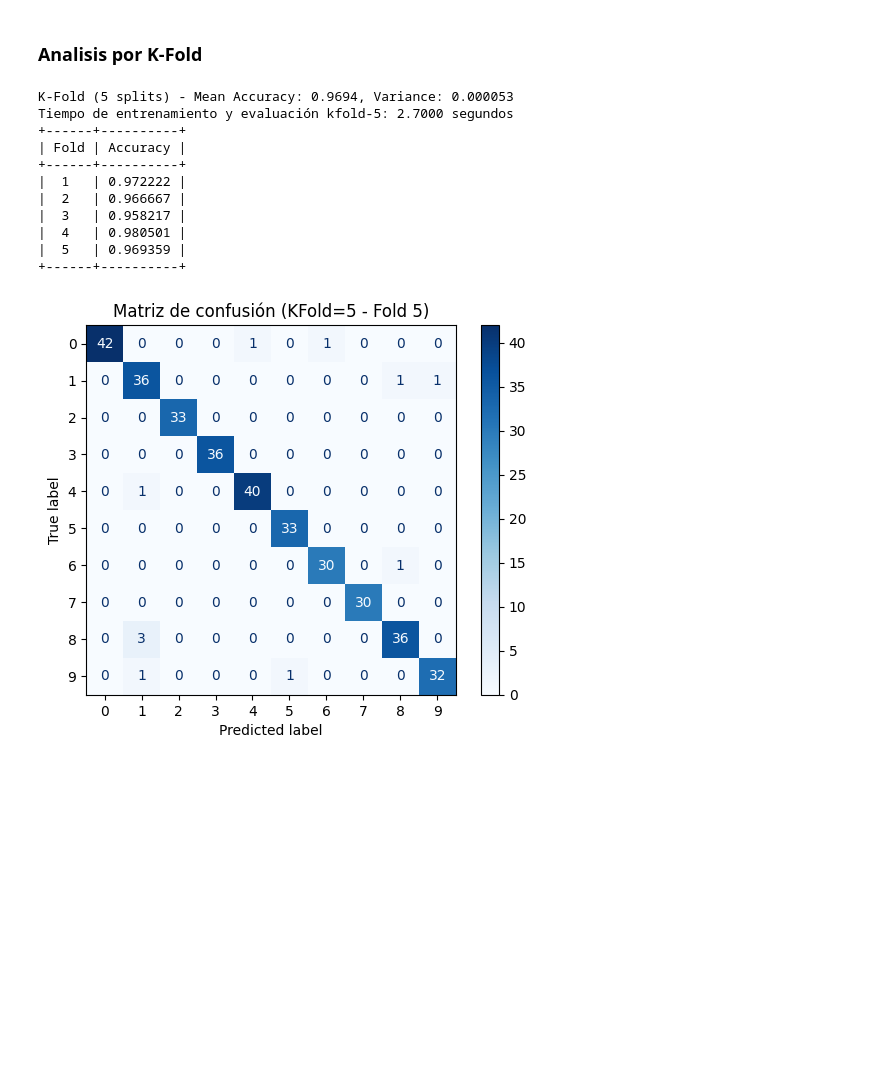
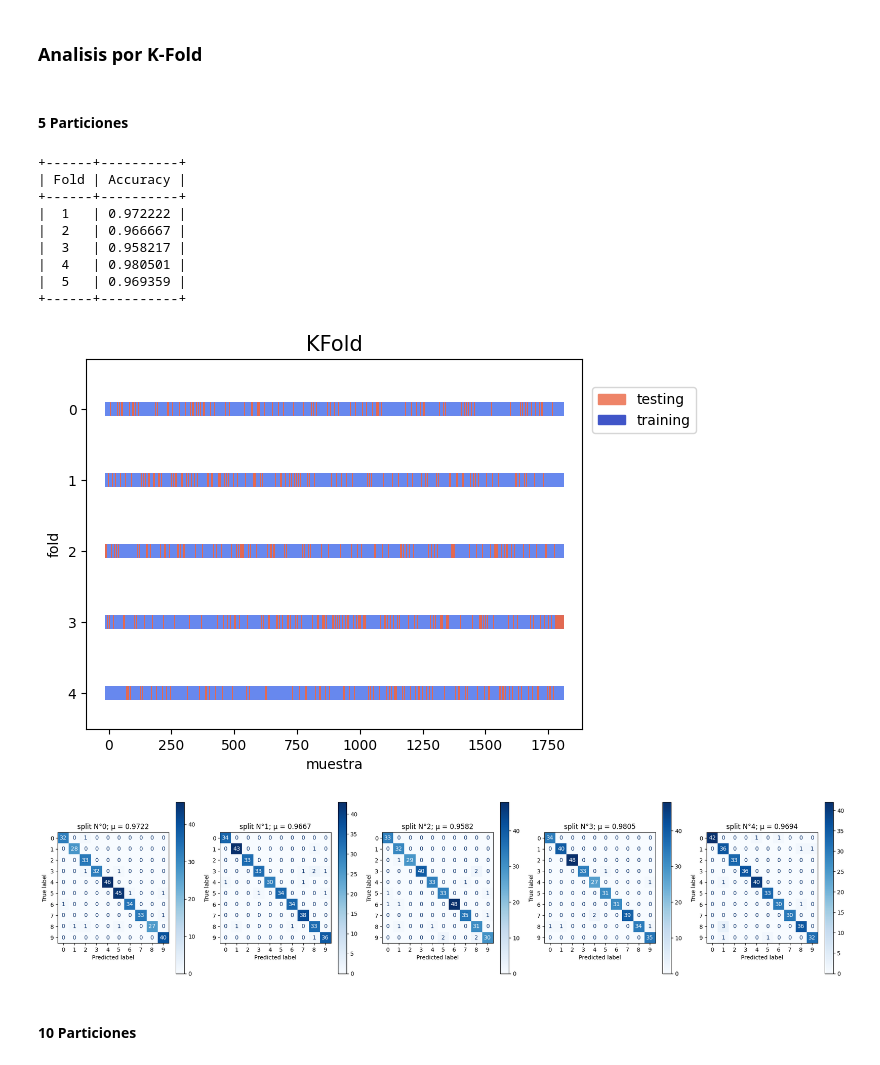
Before and after one commit to Lucasa98/Inteligencia-Computacional-2025, a Jupyter notebook: Práctica/Guia3/Ej1.ipynb, the cells around one changed output. Drawn from its saved outputs; the diff is of its cells as text; code cells hidden in the pictures; blank space fills up the shorter version.

```diff
--- a/Práctica/Guia3/Ej1.ipynb
+++ b/Práctica/Guia3/Ej1.ipynb
@@ -71,61 +121,45 @@ Tiempo de entrenamiento y evaluación: 0.6362 segundos
+# %% [markdown]
+#### 5 Particiones
 # %%
-# funcion para calcular promedio y varianza para k folds
-def evaluar_kfold(x, y, k):
-    kf = KFold(n_splits=k, shuffle=True, random_state=42)
-    accuracies = []
-    cms = []
-
-    # calcular acc para cada fold
-    for fold_idx, (trn_idx, tst_idx) in enumerate(kf.split(x)):
-        x_trn, x_tst = x[trn_idx], x[tst_idx]
-        y_trn, y_tst = y[trn_idx], y[tst_idx]
-
-        mlp.fit(x_trn, y_trn)
-        y_pred = mlp.predict(x_tst)
-        acc = accuracy_score(y_tst, y_pred)
-        accuracies.append(acc)
-
-        cm = confusion_matrix(y_tst, y_pred)
-        cms.append((fold_idx, cm, y_tst, y_pred))
-
-    # promedio y varianza de accuracies
-    mean_acc = np.mean(accuracies)
-    var_acc = np.var(accuracies)
-    return accuracies, mean_acc, var_acc, cms
-
-# ========================
-# 2) K-Fold 5 splits
-# ========================
 start_time = time.time()
-accs_5, mean_acc_5, var_acc_5, cms_5 = evaluar_kfold(x, y, 5)
+acc_5, mean_acc_5, var_acc_5, pred_5, kf_5 = evaluar_kfold(x, y, 5)
 end_time = time.time()
 
-print(f'K-Fold (5 splits) - Mean Accuracy: {mean_acc_5:.4f}, Variance: {var_acc_5:.6f}')
-print(f'Tiempo de entrenamiento y evaluación kfold-5: {end_time - start_time:.4f} segundos')
+tiempo_5 = end_time - start_time
 
 # Tabla de precisión por fold
 table_5 = PrettyTable()
 table_5.field_names = ["Fold", "Accuracy"]
-for idx, acc in enumerate(accs_5, start=1):
+for idx, acc in enumerate(acc_5, start=1):
     table_5.add_row([idx, f"{acc:.6f}"])
 print(table_5)
 
-#matriz de confusión del último fold
-fold_idx, cm, y_tst, y_pred = cms_5[-1]
-disp = ConfusionMatrixDisplay(confusion_matrix=cm, display_labels=digits.target_names)
-disp.plot(cmap="Blues", values_format="d")
-plt.title(f"Matriz de confusión (KFold=5 - Fold {fold_idx+1})")
-plt.show()
+fig, ax = plt.subplots()
+plot_cv_indices(kf_5, x, y, ax, 5)
+ax.legend(
+    [Patch(color=plt.cm.coolwarm(0.8)), Patch(color=plt.cm.coolwarm(0.02))],
+    ["testing", "training"],
+    loc=(1.02, 0.8)
+)
+
+fig, ax = plt.subplots(1,5)
+fig.set_figwidth(20)
+fig.tight_layout()
+for i in range(len(ax)):
+    _, y_tst, y_pred = pred_5[i]
+    ax[i].set_title(f"split N°{i}; μ = {acc_5[i]:.4f}")
+    ConfusionMatrixDisplay.from_predictions(y_tst, y_pred, ax=ax[i], cmap="Blues", values_format="d")
 # %% [output]
-K-Fold (5 splits) - Mean Accuracy: 0.9694, Variance: 0.000053
-Tiempo de entrenamiento y evaluación kfold-5: 2.7000 segundos
 +------+----------+
 | Fold | Accuracy |
 +------+----------+
 |  1   | 0.972222 |
 |  2   | 0.966667 |
 |  3   | 0.958217 |
 |  4   | 0.980501 |
 |  5   | 0.969359 |
 +------+----------+
-[figure, old version]
+[figure, new version]
+[figure, added]
+# %% [markdown]
+#### 10 Particiones
```
Also changed, not shown: parts of 10 cells of this notebook.
